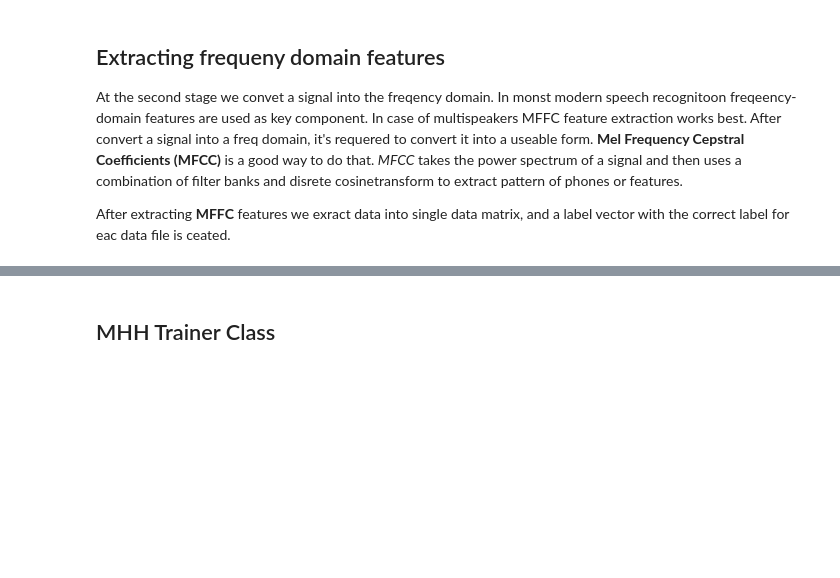
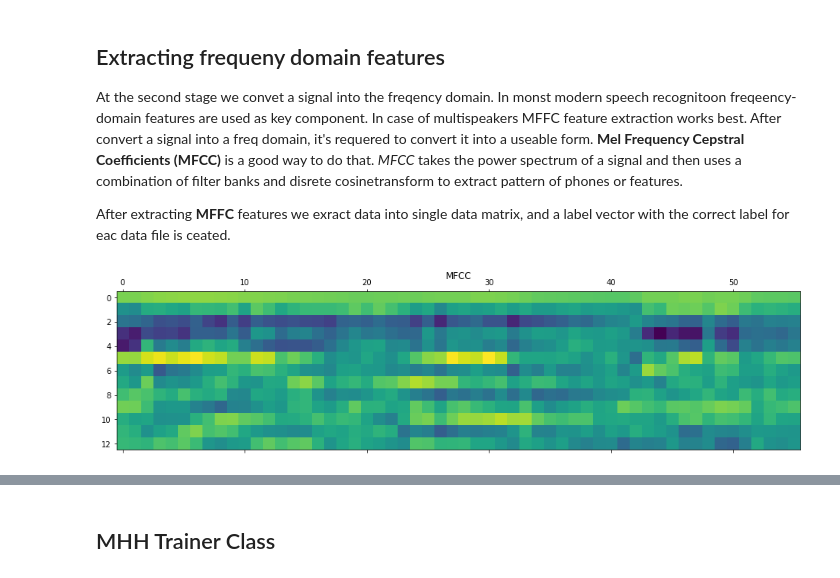
Before and after one commit to anaramirli/Single-Word-ASR, a Jupyter notebook: HMM_speech_recognizer.ipynb, the cells around one changed output, grey strips where cells are left out. Drawn from its saved outputs; the diff is of its cells as text; code cells hidden in the pictures; blank space fills up the shorter version.

```diff
--- a/HMM_speech_recognizer.ipynb
+++ b/HMM_speech_recognizer.ipynb
@@ -58,6 +55,14 @@ for n,file in enumerate(fpaths):
     # Extract MFCC features
     mfcc_features = mfcc(audio, sampling_freq)
     data.insert(n,mfcc_features)
+# %%
+# plot hte MFCC features
+mfcc_features = mfcc_features.T # transfrom matrix so the time domain is horizontal
+plt.matshow(mfcc_features)
+plt.title('MFCC')
+plt.show()
+# %% [output]
+[figure, added]
 # %%
 #Each sample file is one row in data, and has one entry in labels
 print('Number of files total:', len(data))
```
Also changed, not shown: parts of 4 cells of this notebook.
